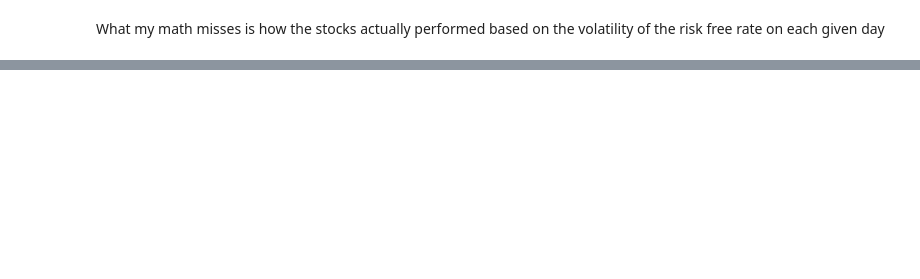
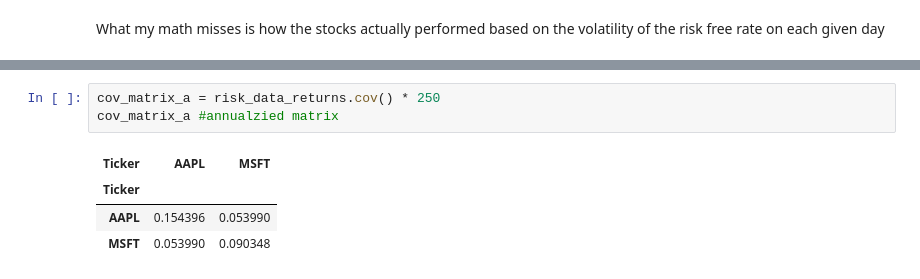
Before and after one commit to VinceLynch2002/portfolio-project, a Jupyter notebook: notebooks/practice/data.ipynb, the cells around one changed output, grey strips where cells are left out. Cells and saved outputs as stored; diff of their text form; blank space fills up the shorter version.

```diff
--- a/notebooks/practice/data.ipynb
+++ b/notebooks/practice/data.ipynb
@@ -766,0 +867,8 @@ What my math misses is how the stocks actually performed based on the volatility
+# %%
+cov_matrix_a = risk_data_returns.cov() * 250
+cov_matrix_a #annualzied matrix
+# %% [output]
+| Ticker | AAPL | MSFT |
+| Ticker |  |  |
+| AAPL | 0.154396 | 0.053990 |
+| MSFT | 0.053990 | 0.090348 |
```
Also changed, not shown: parts of 72 cells of this notebook.
